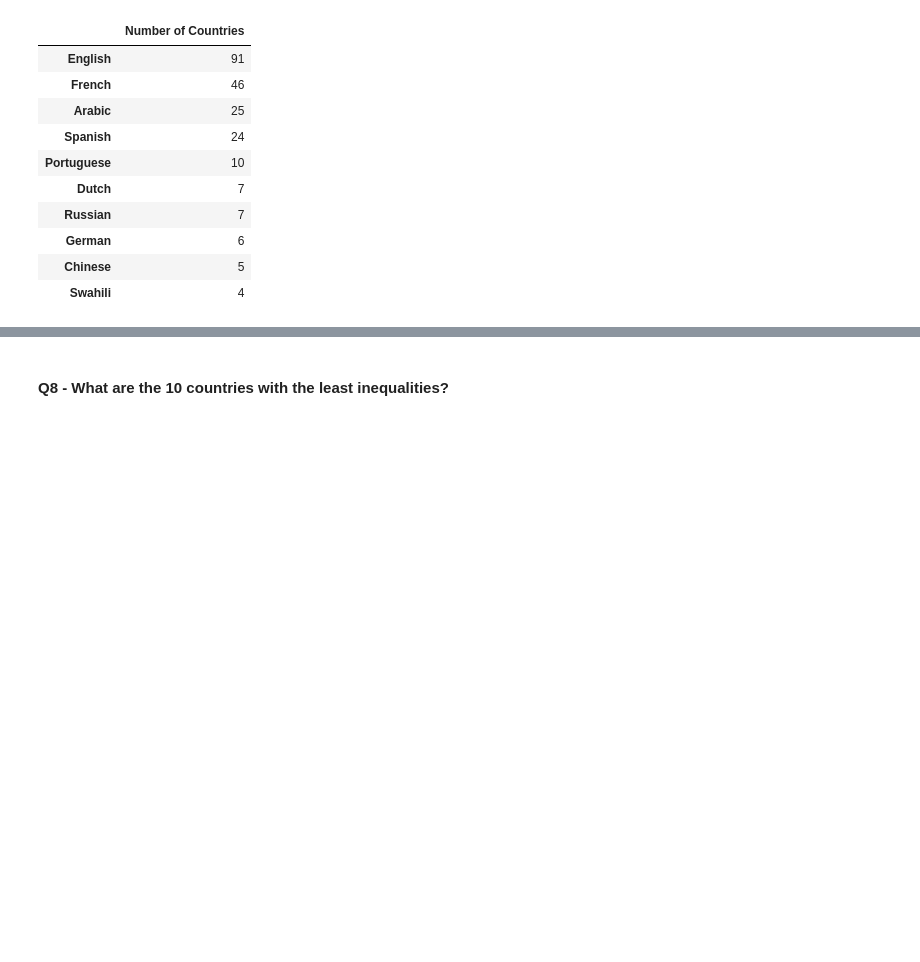
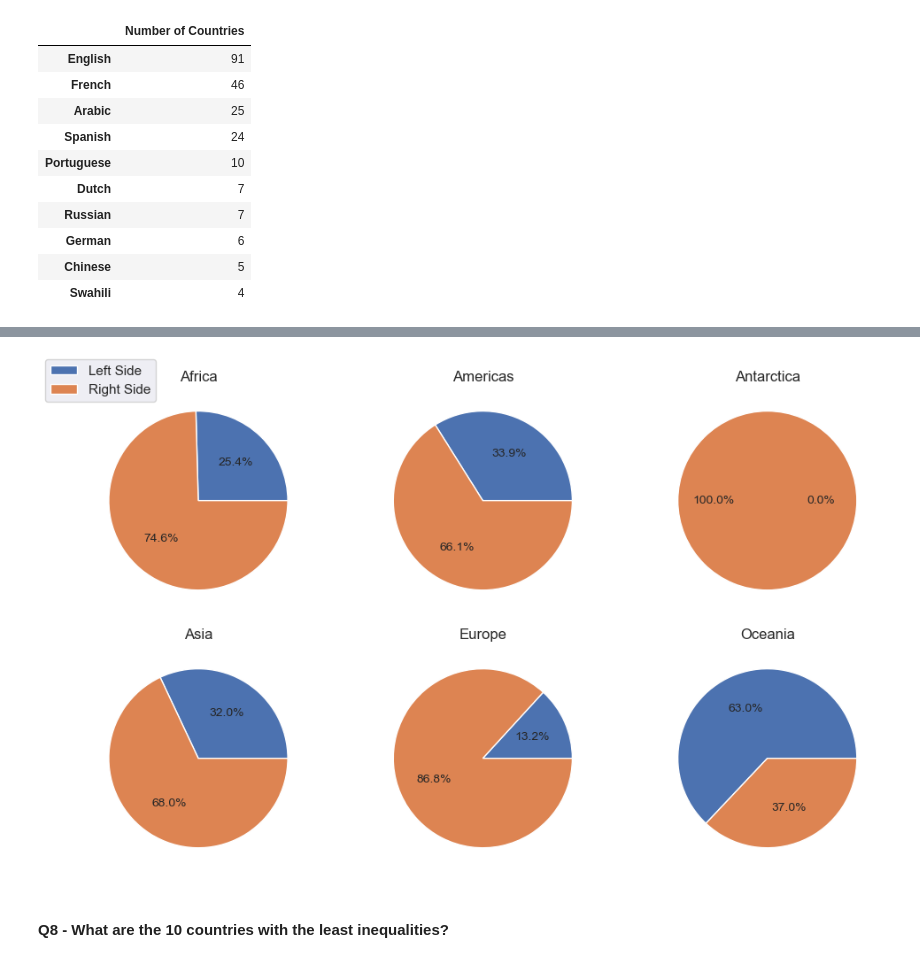
Before and after one commit to nadpierre/countries-eda-project, a Jupyter notebook: Country Analysis.ipynb, the cells around one changed output, grey strips where cells are left out. Saved outputs shown, nothing was run; the diff lists cells and outputs as text; code cells hidden in the pictures; blank space fills up the shorter version.

```diff
--- a/Country Analysis.ipynb
+++ b/Country Analysis.ipynb
@@ -707,4 +701,13 @@ left_side
 # %%
-english = left_side[left_side['languages'].str.contains('English')]
-english
+# Visualization
+fig, axes = plt.subplots(nrows=2, ncols=3, figsize=(10, 6))
+
+for i, (idx, row) in enumerate(car_side_per_continent.iterrows()):
+    ax = axes[i // 3, i % 3]
+    ax.pie(row, autopct='%1.1f%%', textprops={'fontsize': 10})
+    ax.set_title(idx)
+
+fig.legend(labels=car_side_per_continent.columns, loc='upper left')
+fig.tight_layout()
+plt.show()
 # %% [output]
@@ -728,3 +714,4 @@ english
+[figure, added]
 # %% [markdown]
 #### Q8 - What are the 10 countries with the least inequalities?
 # %%
```
Also changed, not shown: parts of 24 cells of this notebook, 1 other file.
